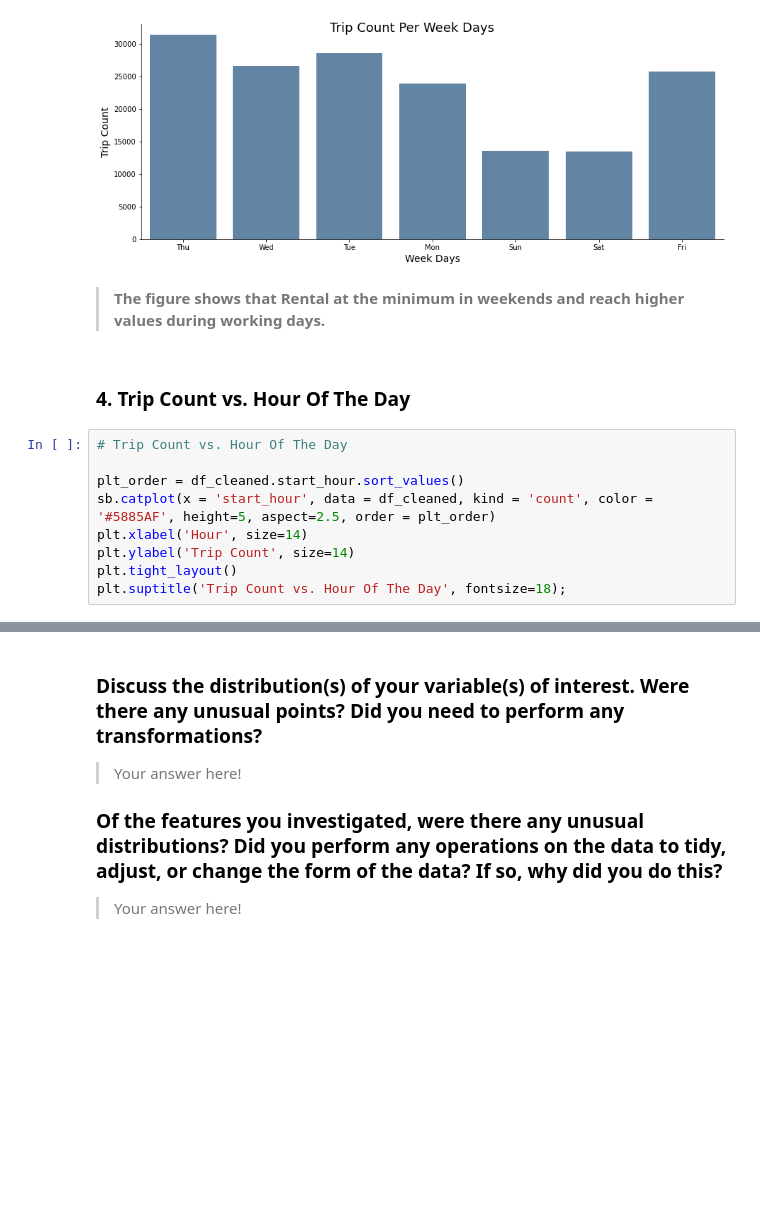
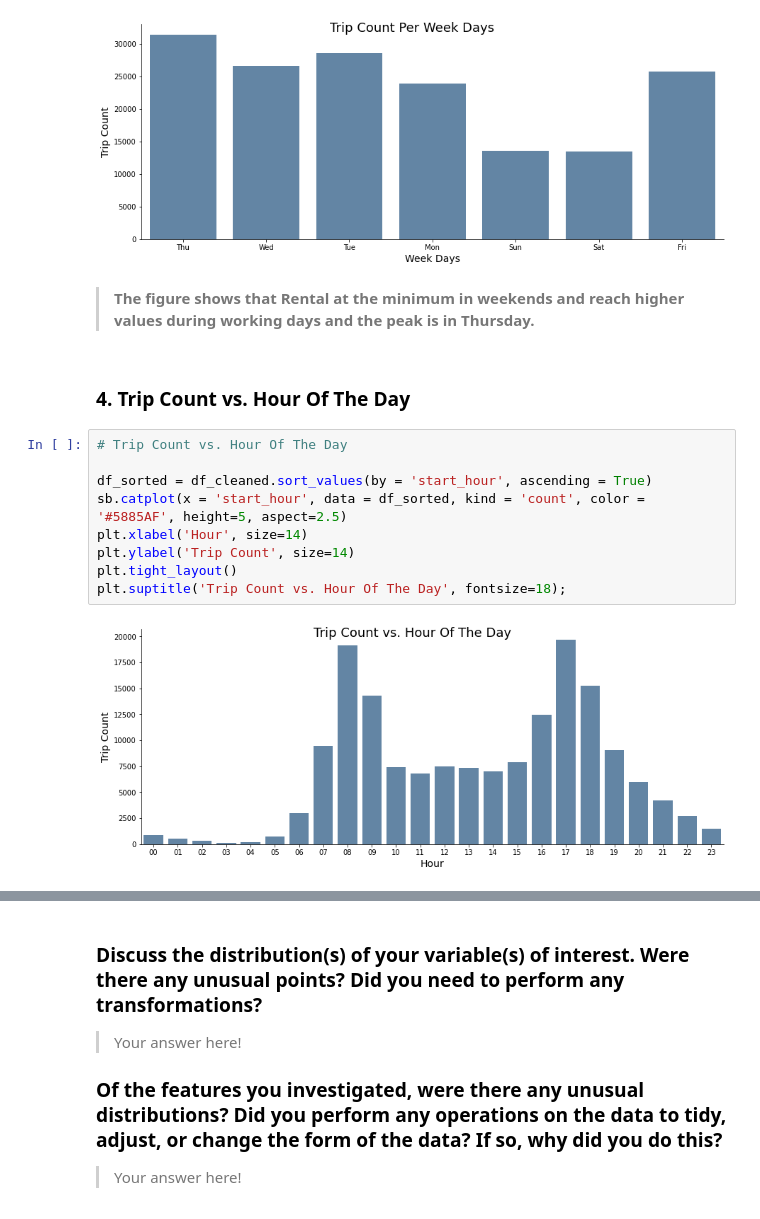
Before and after one commit to KarimEl-Dweky/Communicate-Data-Findings-Ford-Go-Bike, a Jupyter notebook: exploration.ipynb, the cells around one changed output, grey strips where cells are left out. Drawn from its saved outputs; the diff is of its cells as text; blank space fills up the shorter version.

```diff
--- a/exploration.ipynb
+++ b/exploration.ipynb
@@ -565,15 +565,17 @@ plt.suptitle('Trip Count Per Week Days', fontsize=18);
 # %% [output]
 [figure]
 # %% [markdown]
-> **The figure shows that Rental at the minimum in weekends and reach higher values during working days.**
+> **The figure shows that Rental at the minimum in weekends and reach higher values during working days and the peak is in Thursday.**
 # %% [markdown]
 ### 4. Trip Count vs. Hour Of The Day
 # %%
 # Trip Count vs. Hour Of The Day
 
-plt_order = df_cleaned.start_hour.sort_values()
-sb.catplot(x = 'start_hour', data = df_cleaned, kind = 'count', color = '#5885AF', height=5, aspect=2.5, order = plt_order)
+df_sorted = df_cleaned.sort_values(by = 'start_hour', ascending = True)
+sb.catplot(x = 'start_hour', data = df_sorted, kind = 'count', color = '#5885AF', height=5, aspect=2.5)
 plt.xlabel('Hour', size=14)
 plt.ylabel('Trip Count', size=14)
 plt.tight_layout()
 plt.suptitle('Trip Count vs. Hour Of The Day', fontsize=18);
+# %% [output]
+[figure, added]
```
Also changed, not shown: parts of 9 cells of this notebook.
